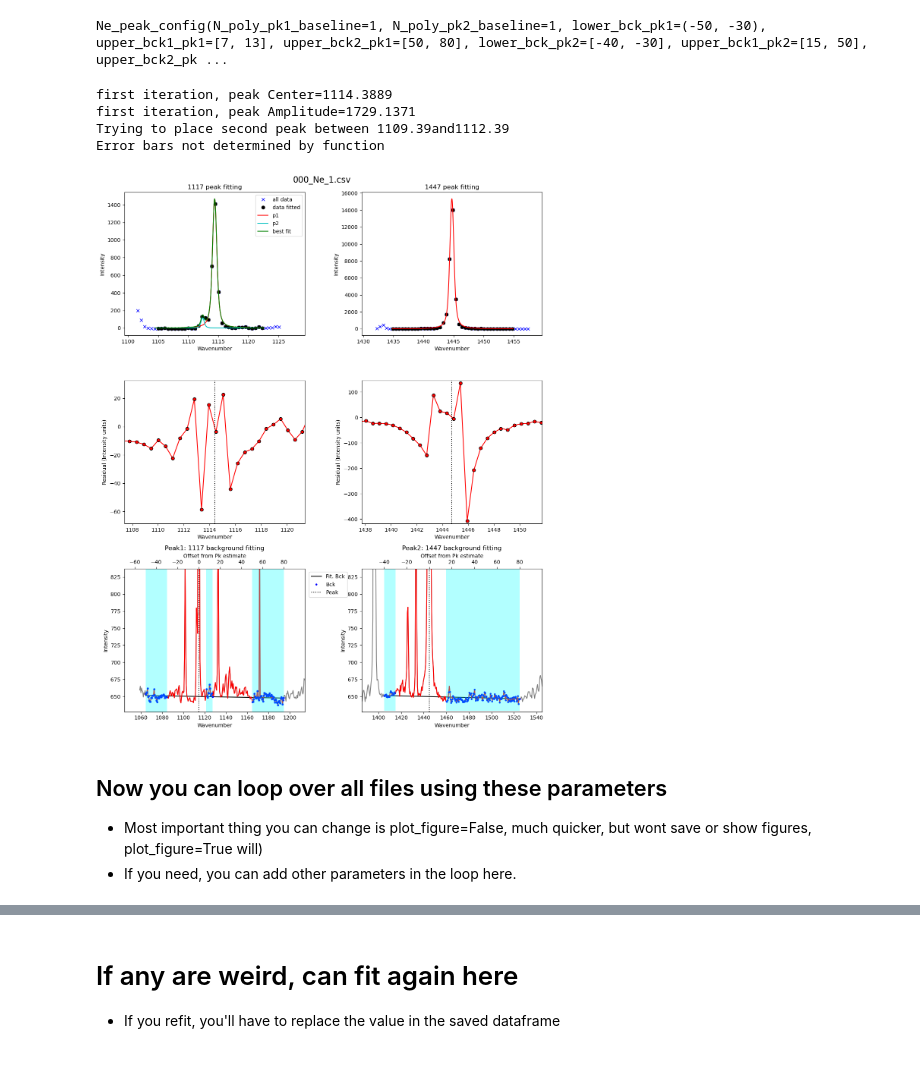
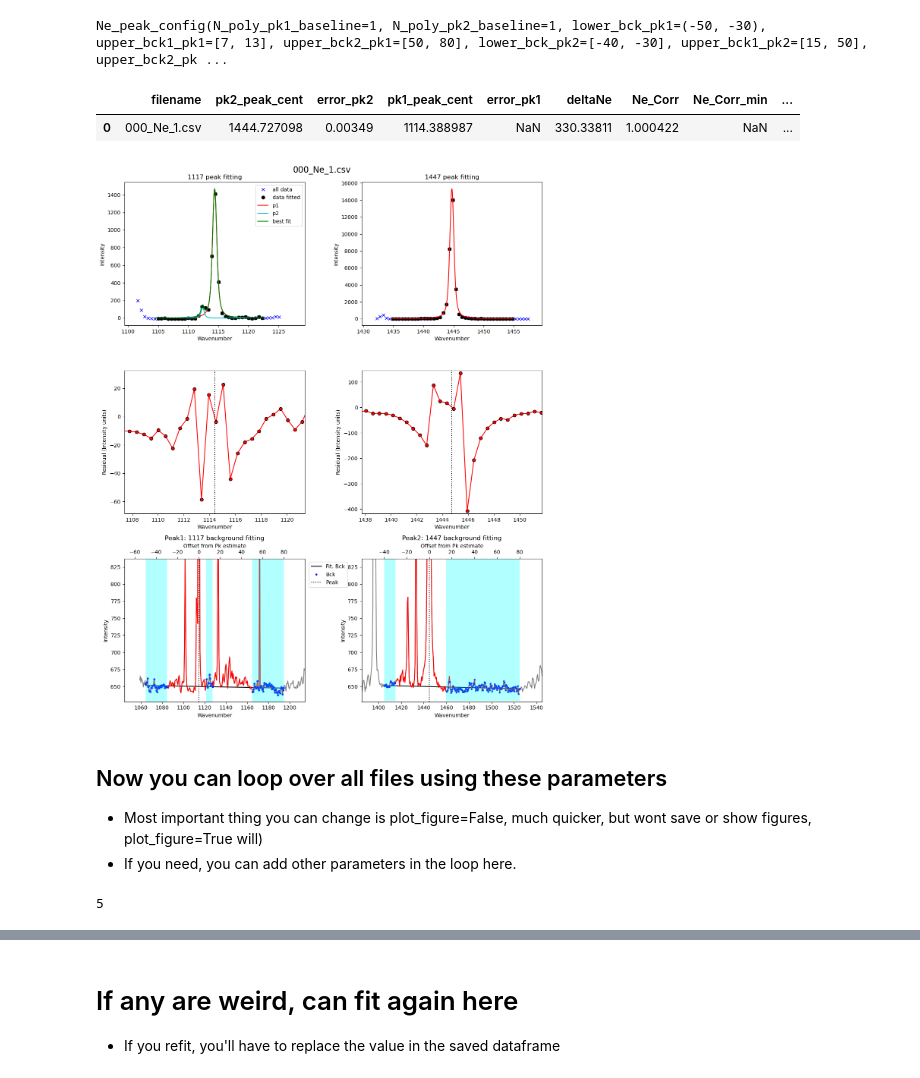
Before and after one commit to PennyWieser/DiadFit, a Jupyter notebook: docs/Examples/Weak_Diad_BenBlack/Black_Ne_Fitting_1447_1117.ipynb, the cells around one changed output, grey strips where cells are left out. Drawn from its saved outputs; the diff is of its cells as text; code cells hidden in the pictures.

```diff
--- a/docs/Examples/Weak_Diad_BenBlack/Black_Ne_Fitting_1447_1117.ipynb
+++ b/docs/Examples/Weak_Diad_BenBlack/Black_Ne_Fitting_1447_1117.ipynb
@@ -161,22 +161,24 @@ Ne_peak_config(N_poly_pk1_baseline=1, N_poly_pk2_baseline=1, lower_bck_pk1=(-50,
 # %%
 # You also need to set whether you want 1 peak or 2 for the LH diad
 peaks_1=2
 
-df_test, Ne_pk1_reg_x_plot, Ne_pk1_reg_y_plot=pf.fit_Ne_lines(
+df_test=pf.fit_Ne_lines(
     config=Ne_Config, peaks_1=peaks_1,
     Ne=Ne, filename=filename, path=mypath, prefix=prefix,
     Ne_center_1=nearest_pk1, Ne_center_2=nearest_pk2,
     DeltaNe_ideal=ideal_split['Ne_Split'])
 
 
-#config: Ne_peak_config=Ne_peak_config(),
+display(df_test)
 # %% [output]
-first iteration, peak Center=1114.3889
-first iteration, peak Amplitude=1729.1371
-Trying to place second peak between 1109.39and1112.39
-Error bars not determined by function
+|  | filename | pk2_peak_cent | error_pk2 | pk1_peak_cent | error_pk1 | deltaNe | Ne_Corr | Ne_Corr_min | ... |
+| 0 | 000_Ne_1.csv | 1444.727098 | 0.00349 | 1114.388987 | NaN | 330.33811 | 1.000422 | NaN | ... |
 [figure]
 # %% [markdown]
 ## Now you can loop over all files using these parameters
 - Most important thing you can change is plot_figure=False, much quicker, but wont save or show figures, plot_figure=True will)
 - If you need, you can add other parameters in the loop here.
+# %%
+len(Ne_files)
+# %% [output]
+5
```
Also changed, not shown: parts of 6 cells of this notebook, 2 other files.
